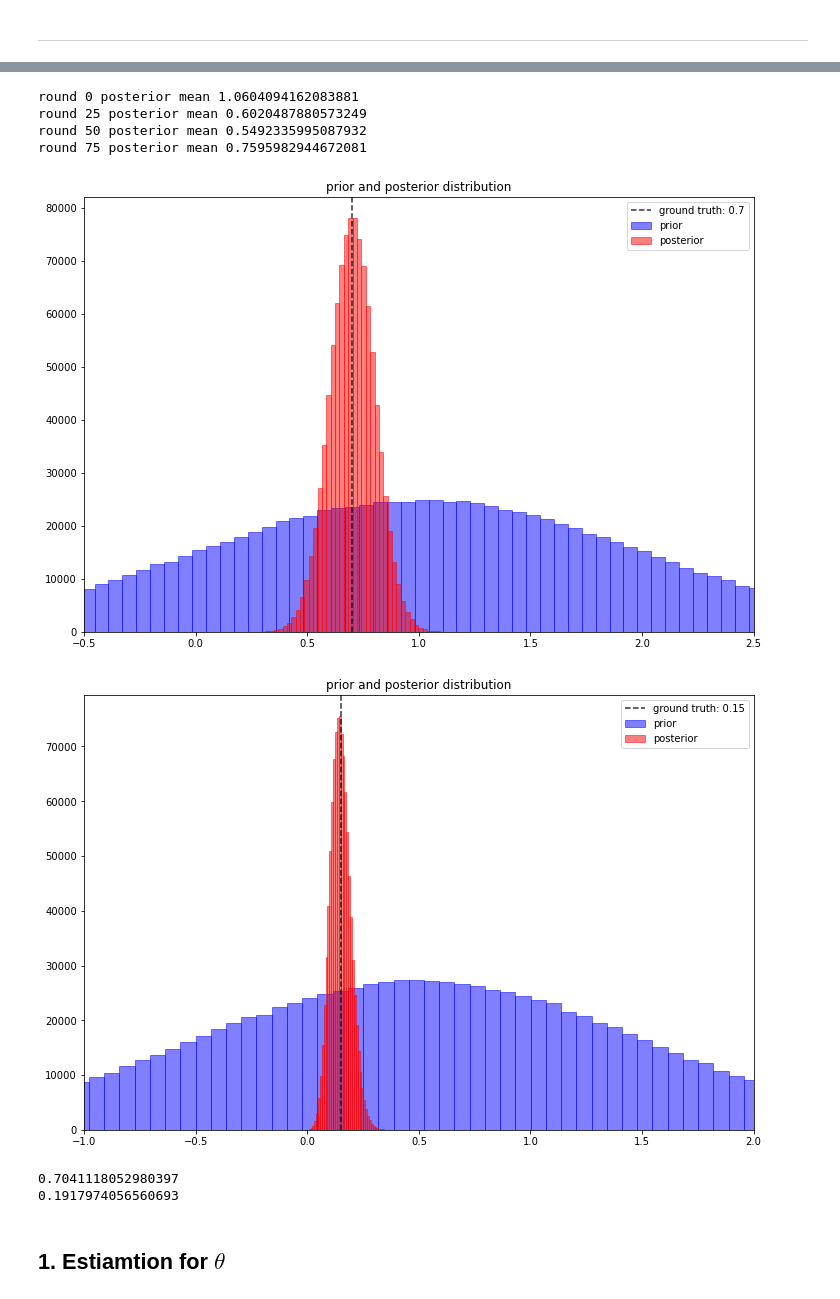
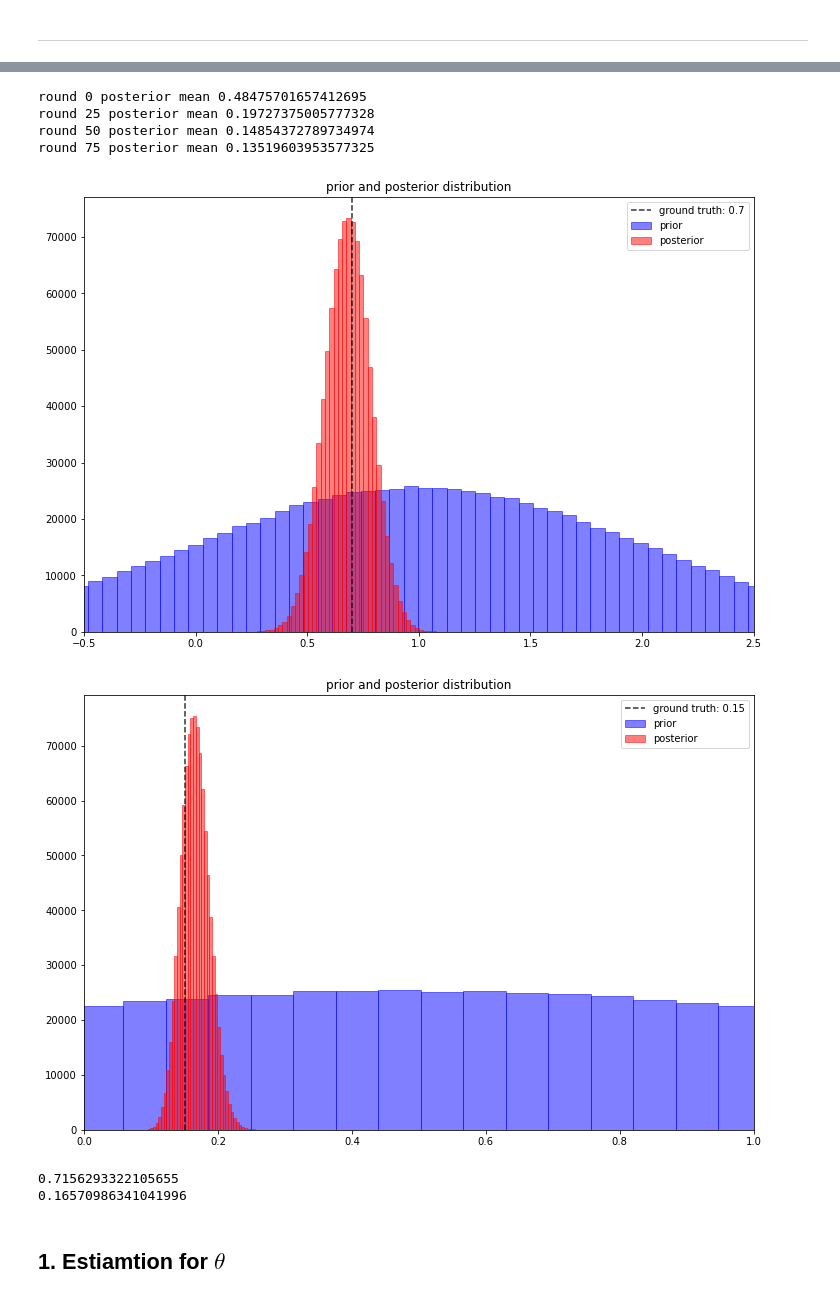
Before and after one commit to zhenghaojiang/cmdp, a Jupyter notebook: context_whited_basic.ipynb, the cells around one changed output, grey strips where cells are left out. Drawn from its saved outputs; the diff is of its cells as text; code cells hidden in the pictures.

```diff
--- a/context_whited_basic.ipynb
+++ b/context_whited_basic.ipynb
@@ -291,7 +289,7 @@ def posterior_sample_params(action=gt_act_arr, reward=gt_rew_arr, N=N, obs=gt_ob
         # resample particles according to probability
         resample_index_reward = np.random.choice(np.arange(N), N, p=q_reward/q_reward.sum())
         theta_sample = theta_sample[resample_index_reward]
-        theta_noise = np.random.normal(loc=0, scale=theta_sample.std(), size=theta_sample.shape) * 0.4
+        theta_noise = np.random.normal(loc=0, scale=theta_sample.std(), size=theta_sample.shape) * 0.2
         theta_sample += theta_noise
 
         resample_index = np.random.choice(np.arange(N), N, p=q/q.sum())
@@ -299,11 +297,11 @@ def posterior_sample_params(action=gt_act_arr, reward=gt_rew_arr, N=N, obs=gt_ob
         rho_noise = np.random.normal(loc=0, scale=rho_sample.std(), size=rho_sample.shape) * 0.1
         rho_sample += rho_noise
         sigma_sample = sigma_sample[resample_index]
-        sigma_noise = np.random.normal(loc=0, scale=sigma_sample.std(), size=sigma_sample.shape) * 0.4
+        sigma_noise = np.random.normal(loc=0, scale=sigma_sample.std(), size=sigma_sample.shape) * 0.2
         sigma_sample += sigma_noise
 
         if t % 25 == 0:
-            print("round", t, "posterior mean", rho_sample.mean())
+            print("round", t, "posterior mean", sigma_sample.mean())
 
     return theta_sample, rho_sample, sigma_sample
 # %%
@@ -313,10 +311,10 @@ sigma_prior = np.random.normal(loc=0.5,scale=1.,size=N)
 
 theta_post, rho_post, sigma_post = posterior_sample_params()
 # %% [output]
-round 0 posterior mean 1.0604094162083881
-round 25 posterior mean 0.6020487880573249
-round 50 posterior mean 0.5492335995087932
-round 75 posterior mean 0.7595982944672081
+round 0 posterior mean 0.48475701657412695
+round 25 posterior mean 0.19727375005777328
+round 50 posterior mean 0.14854372789734974
+round 75 posterior mean 0.13519603953577325
 # %%
 fig, ax = plt.subplots()
 ax.hist(rho_prior, bins=150, lw=1,
@@ -331,28 +329,28 @@ plt.title('prior and posterior distribution')
 plt.show()
 # plt.savefig("basic_est_rho.pdf")
 # %% [output]
-[figure, old version]
+[figure, new version]
 # %%
 fig, ax = plt.subplots()
 ax.hist(sigma_prior, bins=150, lw=1,
          ec="blue", fc="blue", alpha=0.5)
 ax.hist(sigma_post, bins=50, lw=1,
          ec="red", fc="red", alpha=0.5)
-plt.xlim((-1,2))
+plt.xlim((0,1))
 plt.axvline(x=0.15, alpha=0.8, color='black', linestyle='--')
 plt.legend(["ground truth: 0.15", "prior", "posterior"])
 fig.set_size_inches(12, 8)
 plt.title('prior and posterior distribution')
 plt.show()
 # plt.savefig("basic_est_sigma.pdf")
 # %% [output]
-[figure, old version]
+[figure, new version]
 # %%
 print(theta_post.mean())
 print(sigma_post.mean())
 # %% [output]
-0.7041118052980397
-0.1917974056560693
+0.7156293322105655
+0.16570986341041996
 # %% [markdown]
 ## 1. Estiamtion for $\theta$
 # %%
```
Also changed, not shown: parts of 17 cells of this notebook.
